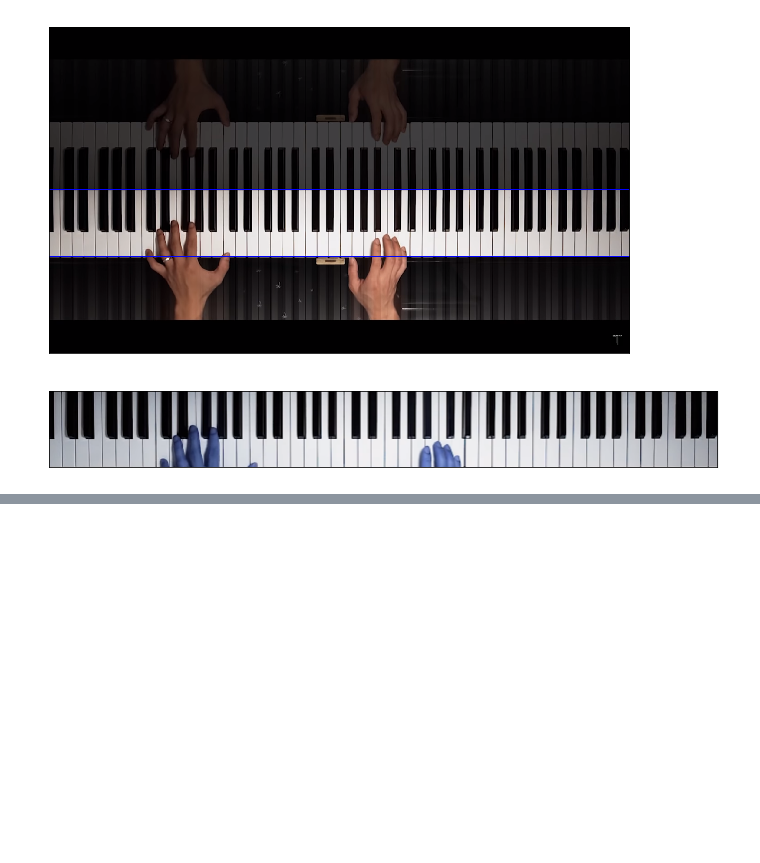
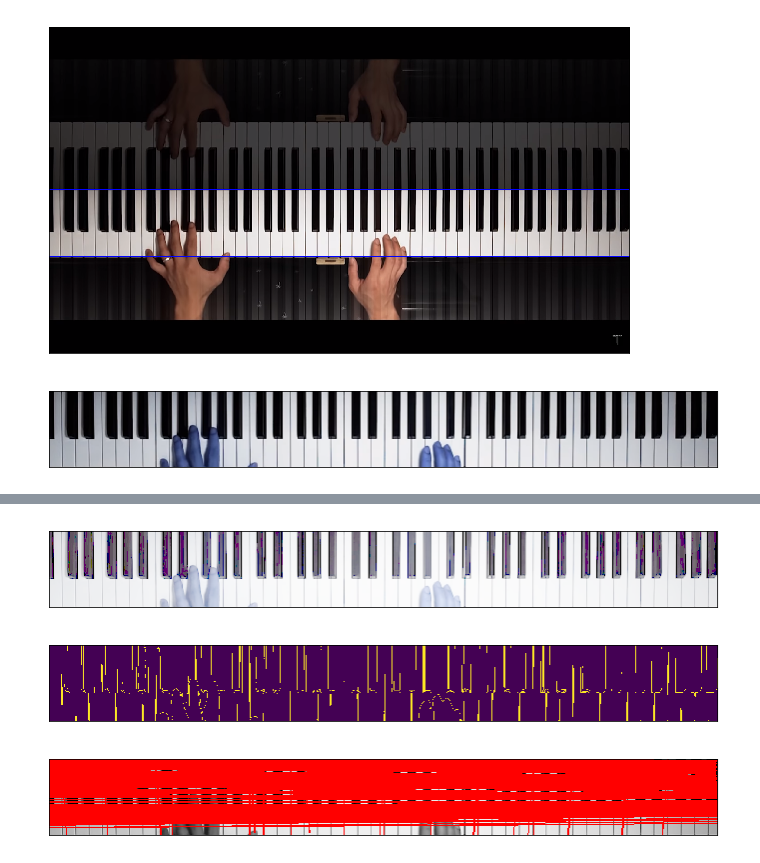
Before and after one commit to rafaeltoyo/piano-lindinho, a Jupyter notebook: notebook/Keys.ipynb, the cells around one changed output, grey strips where cells are left out. Drawn from its saved outputs; the diff is of its cells as text; code cells hidden in the pictures; blank space fills up the shorter version.

```diff
--- a/notebook/Keys.ipynb
+++ b/notebook/Keys.ipynb
@@ -44,0 +63,40 @@ mask = np.zeros(cropped.shape)
+# %%
+piano = img[hi:hf,:,:]
+[piano_h, piano_w, piano_c] = piano.shape
+
+n_piano = piano.astype('float32') / piano.max()
+
+image_plot(((n_piano ** 0.2) * 255).astype('uint8'))
+
+# Grayscale
+piano = cv2.cvtColor(piano, cv2.COLOR_BGR2GRAY)
+
+# Canny
+edges = cv2.Canny(piano, 0, 200, 5)
+image_plot(edges)
+
+# Hough
+lines = cv2.HoughLines(edges, 1, np.pi / 360, 150)
+
+# Draw lines
+aux = cv2.cvtColor(piano, cv2.COLOR_GRAY2RGB)
+for line in lines:
+    rho, theta = line[0]
+
+    a = np.cos(theta)
+    b = np.sin(theta)
+
+    x0 = a * rho
+    y0 = b * rho
+
+    x1 = int(x0 + piano_w * (-b))
+    y1 = int(y0 + piano_h * (a))
+    x2 = int(x0 - piano_w * (-b))
+    y2 = int(y0 - piano_h * (a))
+
+    cv2.line(aux, (x1, y1), (x2, y2), (255, 0, 0), 2)
+image_plot(aux)
+# %% [output]
+[figure, added]
+[figure, added]
+[figure, added]
```
Also changed, not shown: parts of 4 cells of this notebook.
